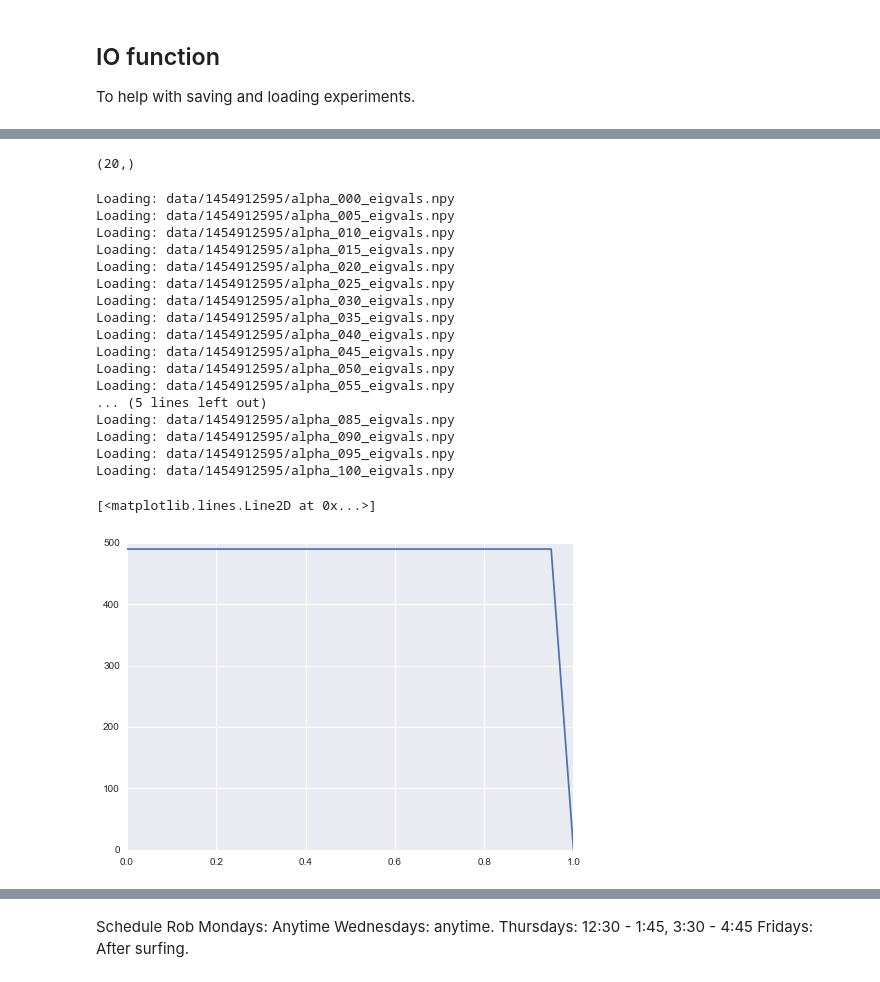
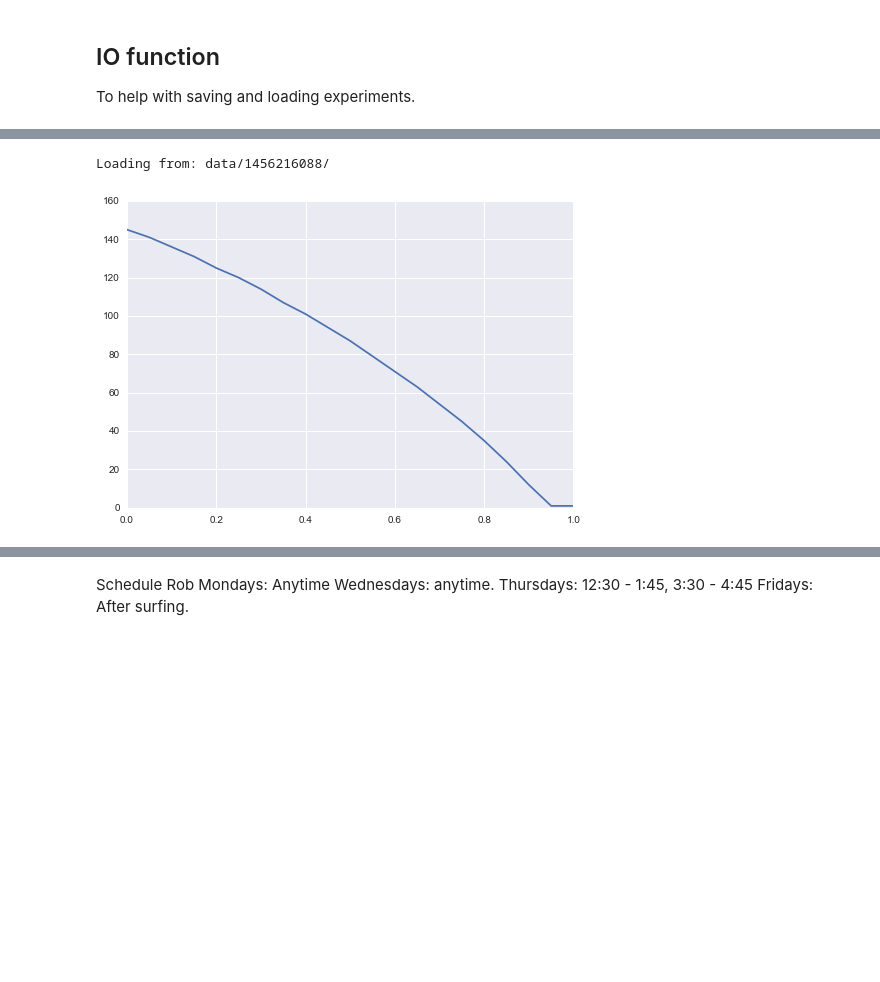
Before and after one commit to kristjanjonsson/Deep-Hidden-Layer-Learning, a Jupyter notebook: Prototyping-KJ.ipynb, the cells around one changed output, grey strips where cells are left out. Cells and saved outputs as stored; diff of their text form; code cells hidden in the pictures; blank space fills up the shorter version.

```diff
--- a/Prototyping-KJ.ipynb
+++ b/Prototyping-KJ.ipynb
@@ -18,7 +20,6 @@ def parse_img(filename):
     '''Parses mnist images in filename.'''
     f = gzip.open(filename)
     arr = np.frombuffer(f.read(), dtype=np.dtype('>u1'), offset=16)
-    arr = arr.astype(np.int64)
     f.close()
     return arr.reshape((-1, 28*28))
 
@@ -55,13 +56,13 @@ print(X8.shape)
 print()
 
 X = np.vstack([X3, X8])
-y = np.concatenate([[0] * len(X3), [1] * len(X8)])
+y = np.concatenate([[-1] * len(X3), [1] * len(X8)])
 print(X.shape)
 print(y.shape)
 print()
 
 
-X_train, X_test, y_train, y_test = train_test_split(X, y, train_size=5000)
+X_train, X_test, y_train, y_test = train_test_split(X, y, train_size=0.999)
 print(X_train.shape)
 print(y_train.shape)
 print(X_test.shape)
@@ -115,7 +126,7 @@ YG = gram(y_train[:, np.newaxis])
 # %%
-alpha = 0
+alpha = 1.0
 H, eigvals = hiddenTargets(XG, YG, alpha)
-np.allclose(H.dot(H.T), alpha * XG + (1 - alpha) * YG)
+np.allclose(H.dot(H.T), (1 - alpha) * XG + alpha * YG)
 # %% [output]
 True
 # %%
@@ -240,31 +230,12 @@ eigvals = load('data/1454912595/', which='eigvals')
-# %%
-alphas.shape
-# %% [output]
-(20,)
+# %%
+experiment_number = '1456216088'
 # %%
-eigvals = load('data/1454912595/', which='eigvals')
+eigvals = load('data/{0}/'.format(experiment_number), which='eigvals')
 alphas = np.arange(0, 1.05, 0.05)
-p95 = np.array([effectiveDimension(eigval, p=0.9999) for eigval in eigvals])
-plt.plot(alphas, p95)
+p95 = np.array([effectiveDimension(eigval, p=0.95) for eigval in eigvals])
+plt.plot(alphas, p95);
 # %% [output]
-Loading: data/1454912595/alpha_000_eigvals.npy
-Loading: data/1454912595/alpha_005_eigvals.npy
-Loading: data/1454912595/alpha_010_eigvals.npy
-Loading: data/1454912595/alpha_015_eigvals.npy
-Loading: data/1454912595/alpha_020_eigvals.npy
-Loading: data/1454912595/alpha_025_eigvals.npy
-Loading: data/1454912595/alpha_030_eigvals.npy
-Loading: data/1454912595/alpha_035_eigvals.npy
-Loading: data/1454912595/alpha_040_eigvals.npy
-Loading: data/1454912595/alpha_045_eigvals.npy
-Loading: data/1454912595/alpha_050_eigvals.npy
-Loading: data/1454912595/alpha_055_eigvals.npy
-... (5 lines left out)
-Loading: data/1454912595/alpha_085_eigvals.npy
-Loading: data/1454912595/alpha_090_eigvals.npy
-Loading: data/1454912595/alpha_095_eigvals.npy
-Loading: data/1454912595/alpha_100_eigvals.npy
+Loading from: data/1456216088/
-[<matplotlib.lines.Line2D at 0x...>]
-[figure, old version]
+[figure, new version]
 # %%
 plt.hold(True)
```
Also changed, not shown: parts of 35 cells of this notebook.
